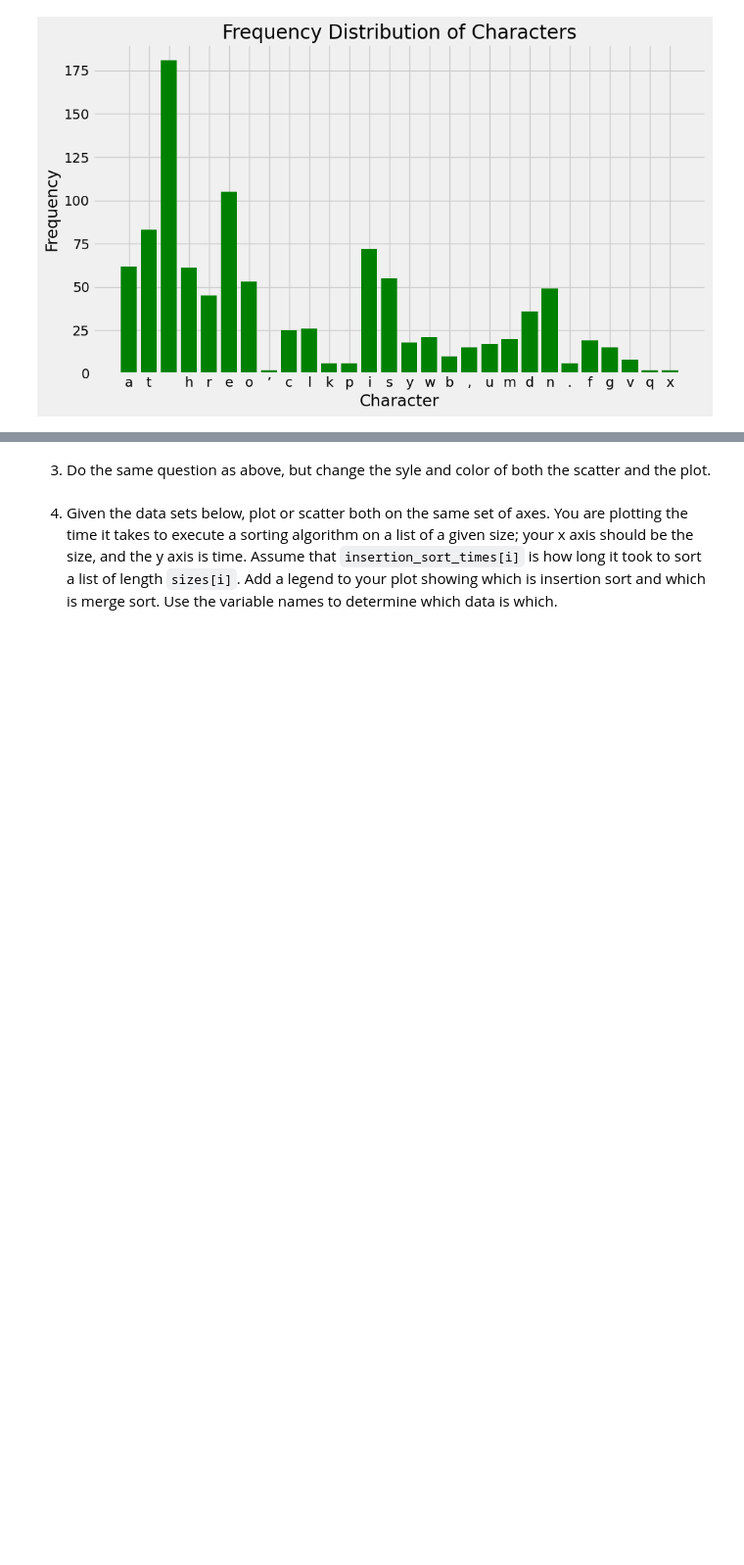
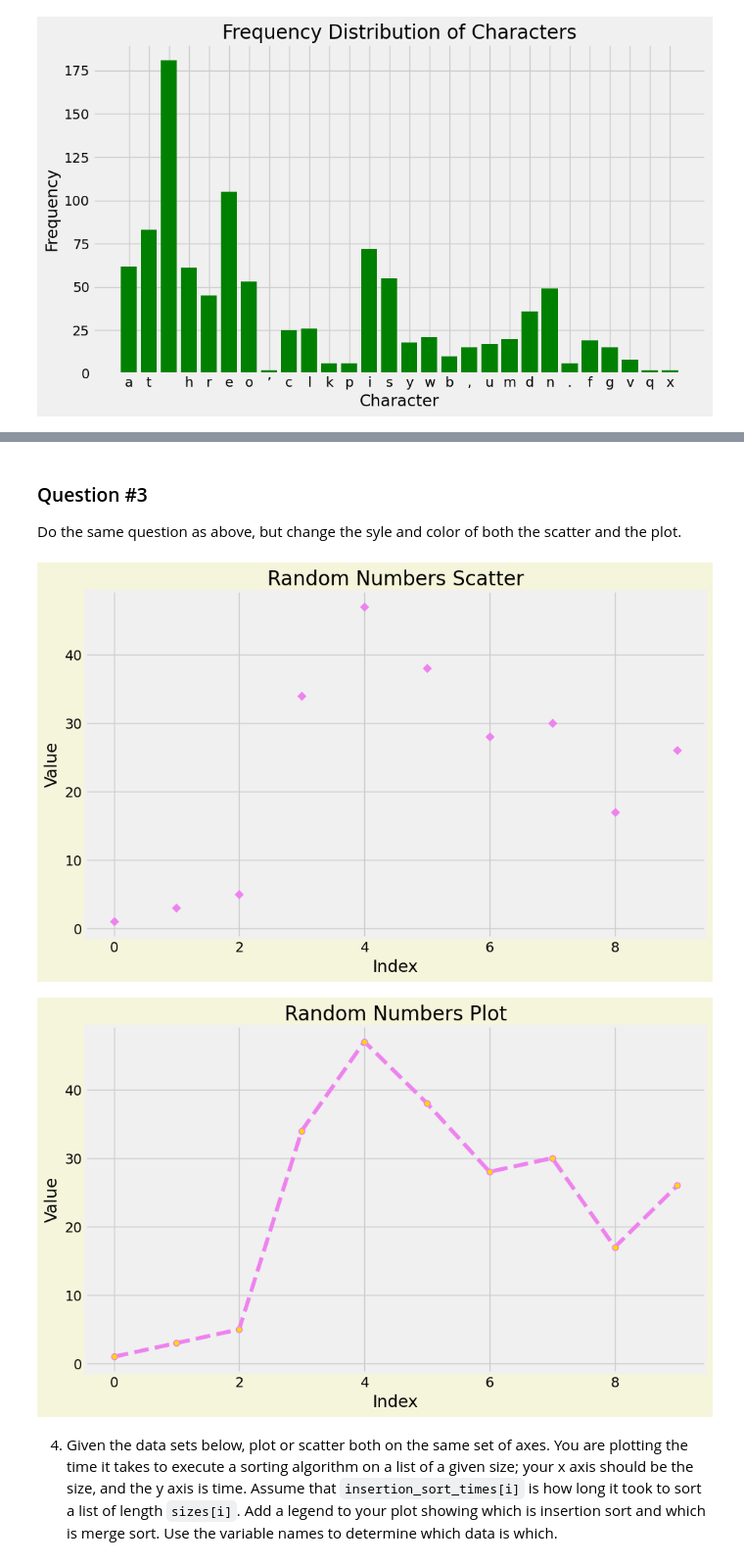
Before and after one commit to jakerood/pyplot, a Jupyter notebook: pyplot.ipynb, the cells around one changed output, grey strips where cells are left out. Shown at 98% size. Saved outputs shown, nothing was run; the diff lists cells and outputs as text; code cells hidden in the pictures; blank space fills up the shorter version.

```diff
--- a/pyplot.ipynb
+++ b/pyplot.ipynb
@@ -79,5 +107,33 @@ plt.show()
 # %% [markdown]
-3. Do the same question as above, but change the syle and color of both the scatter and the plot.
+### Question #3
+Do the same question as above, but change the syle and color of both the scatter and the plot.
+# %%
+# Generate the random sequence
+sequence = [randint(1, 50) for i in range(10)]
+
+# Generate the scatter visualization
+plt.figure(figsize=(10, 6), facecolor='beige')
+plt.scatter(range(len(sequence)), sequence, color='violet', marker='D')
+plt.title('Random Numbers Scatter')
+plt.xlabel('Index')
+plt.ylabel('Value')
+
+# Show the scatter visualization
+plt.show()
+
+# Generate the plot visualization
+plt.figure(figsize=(10, 6), facecolor='beige')
+plt.plot(range(len(sequence)), sequence, color='violet', linestyle='dashed',
+         marker='o', markerfacecolor='gold')
+plt.title('Random Numbers Plot')
+plt.xlabel('Index')
+plt.ylabel('Value')
+
+# Show the plot visualization
+plt.show()
+# %% [output]
+[figure, added]
+[figure, added]
 # %% [markdown]
 4. Given the data sets below, plot or scatter both on the same set of axes.  You are plotting the time it takes to execute a sorting algorithm on a list of a given size; your x axis should be the size, and the y axis is time.  Assume that `insertion_sort_times[i]` is how long it took to sort a list of length `sizes[i]`.  Add a legend to your plot showing which is insertion sort and which is merge sort.  Use the variable names to determine which data is which.
 # %%
```
Also changed, not shown: parts of 2 cells of this notebook.
